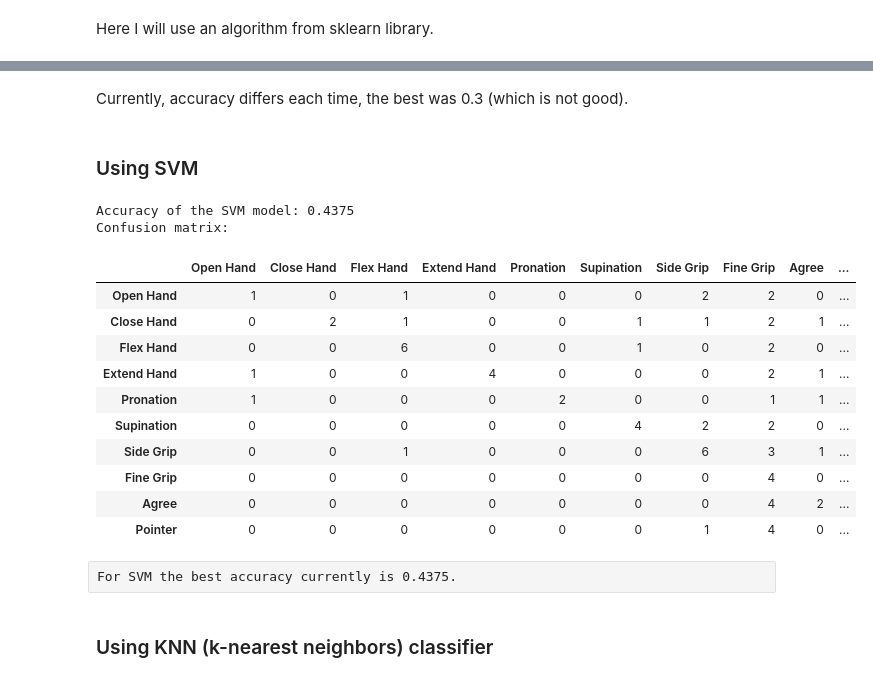
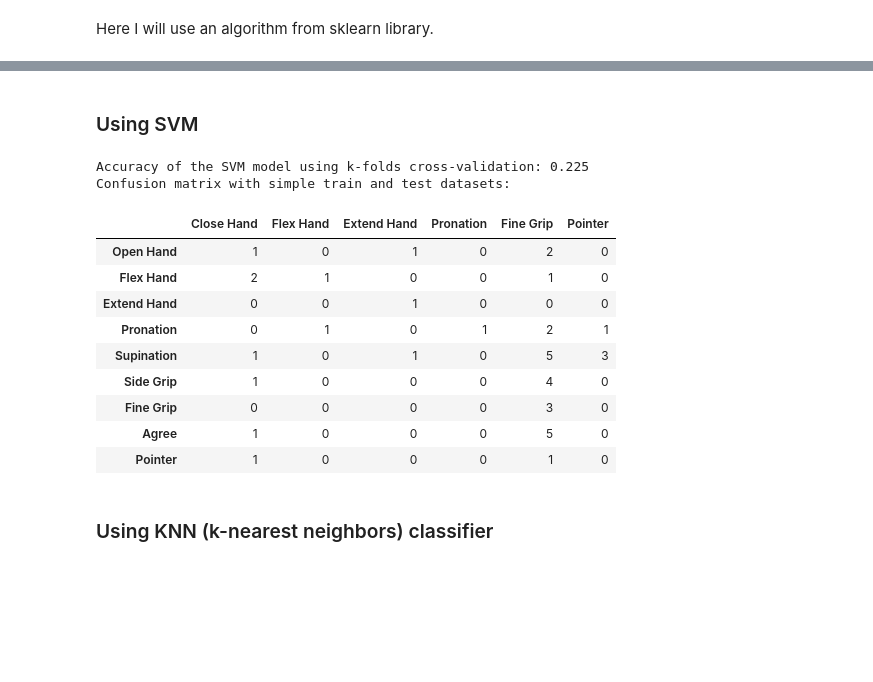
Before and after one commit to dariaomelkina/bionics_project, a Jupyter notebook: src/EMG_processing.ipynb, the cells around one changed output, grey strips where cells are left out. Drawn from its saved outputs; the diff is of its cells as text; code cells hidden in the pictures; blank space fills up the shorter version.

```diff
--- a/src/EMG_processing.ipynb
+++ b/src/EMG_processing.ipynb
@@ -356,11 +417,0 @@ Custom metrics functions:
-# %%
-def metrics(y_test, y_predicted, name):
-    print(f"Accuracy of the {name} model:", sklearn.metrics.accuracy_score(y_test, y_predicted))
-    print("Confusion matrix:")
-    return confusion_matrix(y_test, y_predicted)
-
-def confusion_matrix(y_actual, y_predicted):
-    confusion_matrix = pd.crosstab(pd.Series(y_actual, name='Actual'), pd.Series(y_predicted, name='Predicted'))
-    confusion_matrix = confusion_matrix.set_axis(mov_labels, axis=1)
-    confusion_matrix = confusion_matrix.set_axis(mov_labels, axis=0)
-    return confusion_matrix
@@ -382,7 +427,7 @@ class training_set(torch.utils.data.Dataset):
     def __getitem__(self, idx):
         return [torch.from_numpy(self.X[idx].copy()), self.Y[idx]]
 # %%
-X_train, X_test, y_train, y_test = train_test_split(X, y, test_size=0.1, random_state=42)
+X_train, X_test, y_train, y_test = train_test_split(np.array(X_features), y, test_size=0.2, random_state=42)
 
 training_dataset = training_set(X_train, y_train)
 train_loader = torch.utils.data.DataLoader(training_dataset, batch_size=50, shuffle=True)
@@ -396,0 +442,15 @@ Size of Testing dataset: 80
+# %%
+def metrics(model, X, y, name):
+    kf = sklearn.model_selection.KFold(n_splits=5, random_state=None)
+    result = cross_val_score(model , X, y, cv = kf)
+    print(f"Accuracy of the {name} model using k-folds cross-validation:", result.mean())
+    model.fit(X_train, y_train)
+    y_predicted = model.predict(X_test)
+    print("Confusion matrix with simple train and test datasets:")
+    return confusion_matrix(y_test, y_predicted)
+
+def confusion_matrix(y_actual, y_predicted):
+    confusion_matrix = pd.crosstab(pd.Series(y_actual, name='Actual'), pd.Series(y_predicted, name='Predicted'))
+    confusion_matrix = confusion_matrix.set_axis([mov_labels[i] for i in confusion_matrix.columns], axis=1)
+    confusion_matrix = confusion_matrix.set_axis([mov_labels[i] for i in confusion_matrix.index], axis=0)
+    return confusion_matrix
@@ -422,28 +482,22 @@ Confusion matrix:
-# %% [markdown]
-Currently, accuracy differs each time, the best was 0.3 (which is not good).
 # %% [markdown]
 ### Using SVM
 # %%
-svm_model_linear = SVC(kernel = 'linear').fit(X_train, y_train)
-svm_predictions = svm_model_linear.predict(X_test)
+svm_model_linear = SVC(kernel = 'linear')
 # %%
-metrics(y_test, svm_predictions, "SVM")
+metrics(svm_model_linear, X_features, y, "SVM")
 # %% [output]
-Accuracy of the SVM model: 0.4375
-Confusion matrix:
+Accuracy of the SVM model using k-folds cross-validation: 0.225
+Confusion matrix with simple train and test datasets:
-|  | Open Hand | Close Hand | Flex Hand | Extend Hand | Pronation | Supination | Side Grip | Fine Grip | Agree | ... |
-| Open Hand | 1 | 0 | 1 | 0 | 0 | 0 | 2 | 2 | 0 | ... |
-| Close Hand | 0 | 2 | 1 | 0 | 0 | 1 | 1 | 2 | 1 | ... |
-| Flex Hand | 0 | 0 | 6 | 0 | 0 | 1 | 0 | 2 | 0 | ... |
-| Extend Hand | 1 | 0 | 0 | 4 | 0 | 0 | 0 | 2 | 1 | ... |
-| Pronation | 1 | 0 | 0 | 0 | 2 | 0 | 0 | 1 | 1 | ... |
-| Supination | 0 | 0 | 0 | 0 | 0 | 4 | 2 | 2 | 0 | ... |
-| Side Grip | 0 | 0 | 1 | 0 | 0 | 0 | 6 | 3 | 1 | ... |
-| Fine Grip | 0 | 0 | 0 | 0 | 0 | 0 | 0 | 4 | 0 | ... |
-| Agree | 0 | 0 | 0 | 0 | 0 | 0 | 0 | 4 | 2 | ... |
-| Pointer | 0 | 0 | 0 | 0 | 0 | 0 | 1 | 4 | 0 | ... |
+|  | Close Hand | Flex Hand | Extend Hand | Pronation | Fine Grip | Pointer |
+| Open Hand | 1 | 0 | 1 | 0 | 2 | 0 |
+| Flex Hand | 2 | 1 | 0 | 0 | 1 | 0 |
+| Extend Hand | 0 | 0 | 1 | 0 | 0 | 0 |
+| Pronation | 0 | 1 | 0 | 1 | 2 | 1 |
+| Supination | 1 | 0 | 1 | 0 | 5 | 3 |
+| Side Grip | 1 | 0 | 0 | 0 | 4 | 0 |
+| Fine Grip | 0 | 0 | 0 | 0 | 3 | 0 |
+| Agree | 1 | 0 | 0 | 0 | 5 | 0 |
+| Pointer | 1 | 0 | 0 | 0 | 1 | 0 |
-# %% [raw]
-For SVM the best accuracy currently is 0.4375.
 # %% [markdown]
 ### Using KNN (k-nearest neighbors) classifier
 # %%
```
Also changed, not shown: parts of 34 cells of this notebook, 1 other file.
